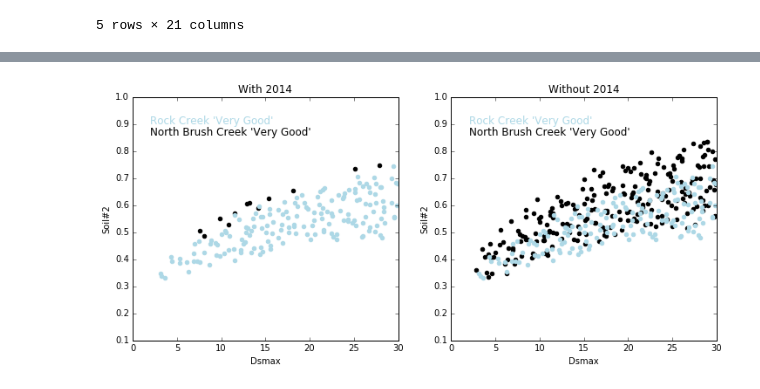
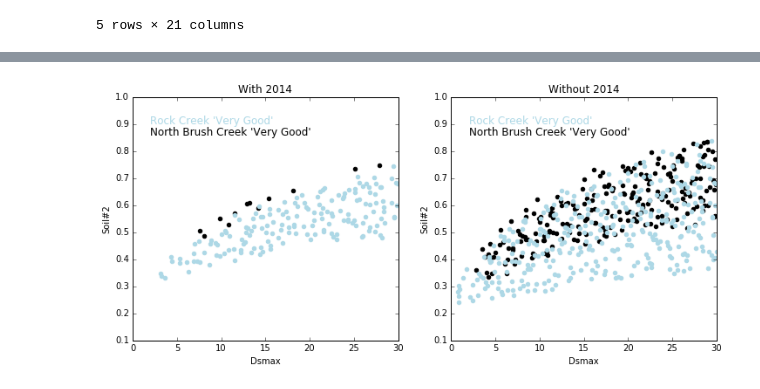
Before and after one commit to carriemorrill/LittleWindyHill, a Jupyter notebook: Calibration-NorthBrush.ipynb, the cells around one changed output, grey strips where cells are left out. Cells and saved outputs as stored; diff of their text form; code cells hidden in the pictures.

```diff
--- a/Calibration-NorthBrush.ipynb
+++ b/Calibration-NorthBrush.ipynb
@@ -124,14 +102,14 @@ cstats
 | 8.0 | 0.186825 | 0.01 | 11.527767 | 0.3 | 0.568773 | 0.568773 | 9.757819 | 0.750657 | 0.499342 | 8.423771 | ... | ... |
 12 rows × 24 columns
 # %%
-path = r'C:\Users\carrie.morrill\Jupyter\CALIBRATION\BRUSH-GOOD-no1114'
+path = r'C:\Users\carrie.morrill\Jupyter\CALIBRATION\BRUSH-GOOD-no2014'
 all_files = glob.glob(os.path.join(path, "*sum*.txt"))
 df_from_each_file = (pd.read_csv(f, header=None, delim_whitespace=True) for f in all_files)
 cstats2 = pd.concat(df_from_each_file, axis=0, ignore_index=True)
 cstats2.columns = ['trial','binf','Ds','Dsmax','Ws','Soil2','Soil3','PBIAS-c','NSE-c','RSR-c','PBIAS-v','NSE-v','RSR-v',
             'Jan','Feb','Mar','Apr','May','Jun','Jul','Aug','Sep','Oct','Nov','Dec']
 cstats2 = cstats2.set_index('trial')
-cstats2
+cstats2.head(5)
 #print(cstats['PBIAS-v'].mean(),cstats['NSE-v'].mean(),cstats['RSR-v'].mean())
 # %% [output]
 |  | binf | Ds | Dsmax | Ws | Soil2 | Soil3 | PBIAS-c | NSE-c | RSR-c | PBIAS-v | ... | ... |
@@ -291,3 +258,7 @@ cstatsR.head(5)
 | 112.0 | 0.367487 | 16.764557 | 0.509629 | 3.855023 | 0.765715 | 0.484030 | 4.625092 | 0.847830 | 0.390089 | 0.246754 | ... | ... |
 | 115.0 | 0.240156 | 15.850341 | 0.537553 | 6.255326 | 0.772023 | 0.477469 | 7.015679 | 0.849829 | 0.387519 | 0.249103 | ... | ... |
 5 rows × 21 columns
+# %%
+cstatsR2 = pd.read_csv('ROCK-GOOD-no2014.txt', header=None,delim_whitespace=True)
+cstatsR2.columns = ['rsr-C','pbias-C','NSE-C','rsr-V','pbias-V','NSE-V','trial','binf','Dsmax','Soil2']
+cstatsR2.head(5)
@@ -294,18 +272,18 @@ cstatsR.head(5)
 # %%
 fig, axes = plt.subplots(nrows=1, ncols=2, figsize=(12,5))
 axes[0].scatter(cstats['Dsmax'],cstats['Soil2'],color="black")
 axes[0].scatter(cstatsR['Dsmax'],cstatsR['Soil2'],color="lightblue")
 axes[1].scatter(cstats2['Dsmax'],cstats2['Soil2'],color="black")
-axes[1].scatter(cstatsR['Dsmax'],cstatsR['Soil2'],color="lightblue")
+axes[1].scatter(cstatsR2['Dsmax'],cstatsR2['Soil2'],color="lightblue")
 for x in (0,1):
     axes[x].set_xlim(0, 30)
     axes[x].set_ylim(0.1,1.0)
     axes[x].set_xlabel('Dsmax')
     axes[x].set_ylabel('Soil#2')
     axes[x].text(2,0.9,"Rock Creek 'Very Good'",color="lightblue",size=12)
     axes[x].text(2,0.86,"North Brush Creek 'Very Good'",color="black",size=12)
 axes[0].set_title("With 2014")
 axes[1].set_title("Without 2014")
 plt.show()
 # %% [output]
-[figure, old version]
+[figure, new version]
```
Also changed, not shown: parts of 4 cells of this notebook.
